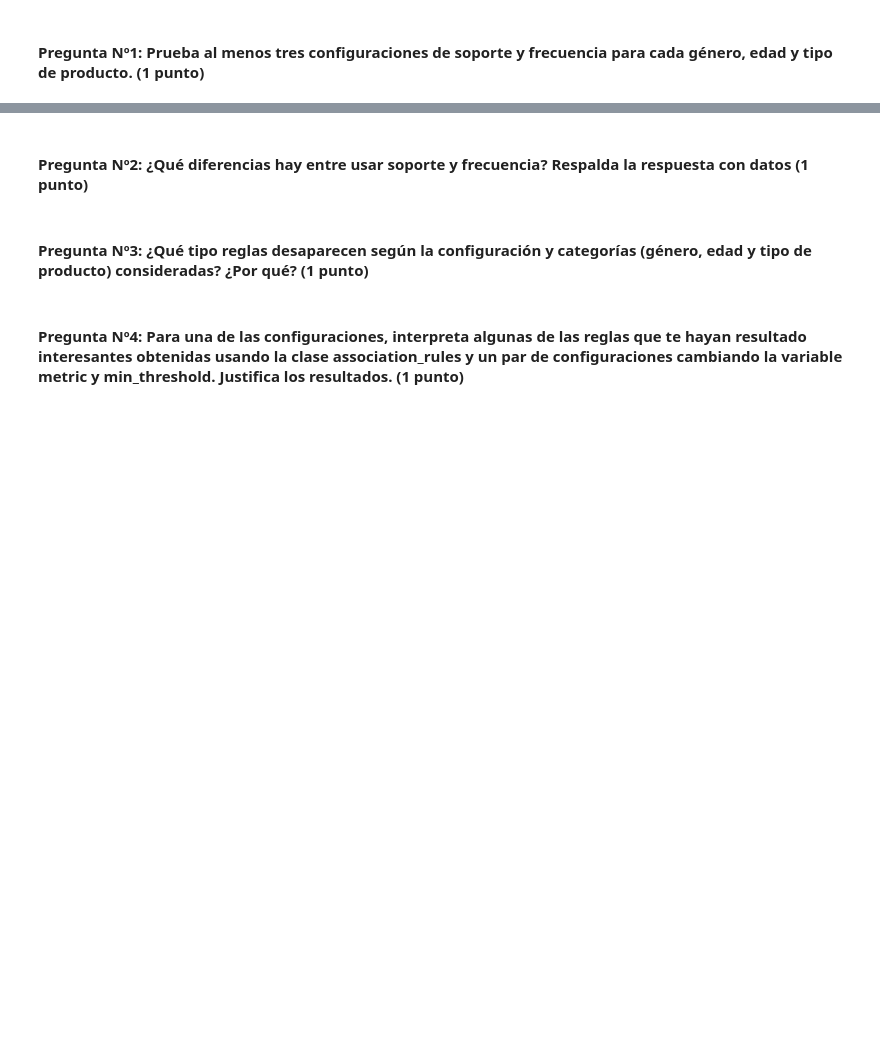
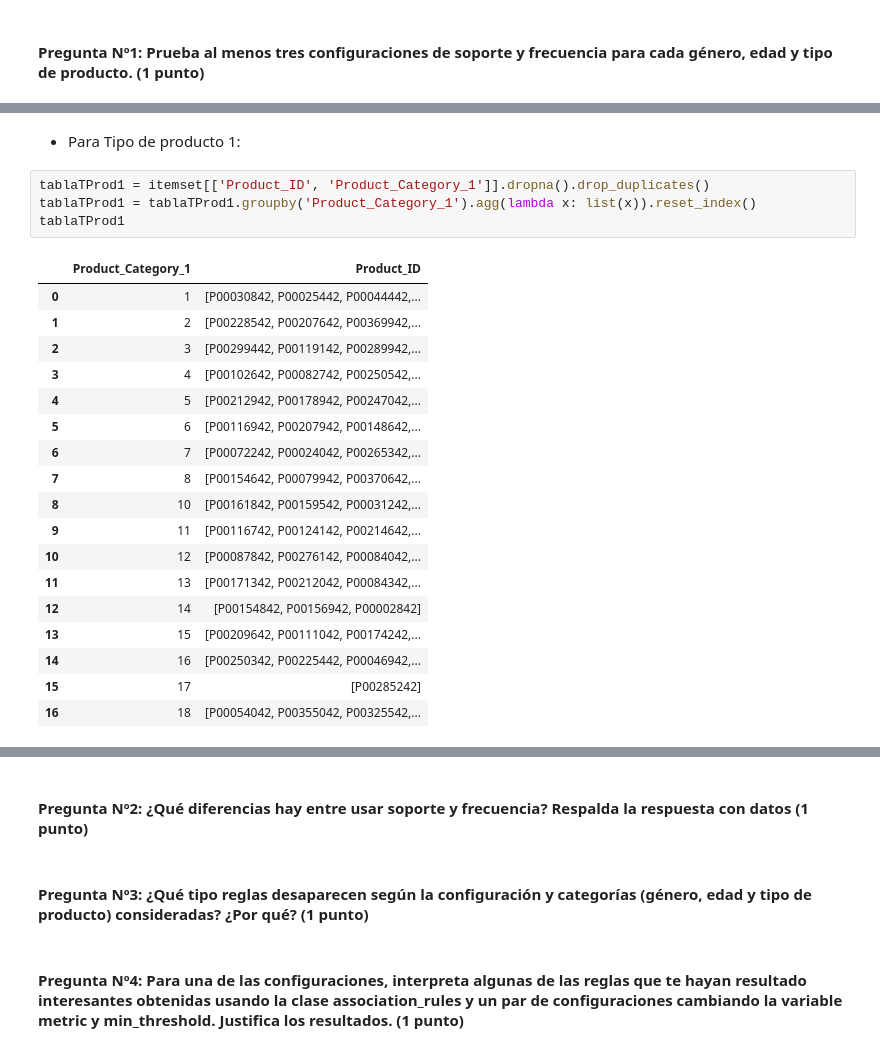
Before and after one commit to ikeruco29/Lab02_GSP-RA, a Jupyter notebook: Pr1_Reglas-de-asociacion.ipynb, the cells around one changed output, grey strips where cells are left out. Saved outputs shown, nothing was run; the diff lists cells and outputs as text; blank space fills up the shorter version.

```diff
--- a/Pr1_Reglas-de-asociacion.ipynb
+++ b/Pr1_Reglas-de-asociacion.ipynb
@@ -47,0 +99,25 @@ Configuraciones de sopoorte y frecuencia para género
+# %% [markdown]
+- Para Tipo de producto 1:
+# %%
+tablaTProd1 = itemset[['Product_ID', 'Product_Category_1']].dropna().drop_duplicates()
+tablaTProd1 = tablaTProd1.groupby('Product_Category_1').agg(lambda x: list(x)).reset_index()
+tablaTProd1
+# %% [output]
+|  | Product_Category_1 | Product_ID |
+| 0 | 1 | [P00030842, P00025442, P00044442,... |
+| 1 | 2 | [P00228542, P00207642, P00369942,... |
+| 2 | 3 | [P00299442, P00119142, P00289942,... |
+| 3 | 4 | [P00102642, P00082742, P00250542,... |
+| 4 | 5 | [P00212942, P00178942, P00247042,... |
+| 5 | 6 | [P00116942, P00207942, P00148642,... |
+| 6 | 7 | [P00072242, P00024042, P00265342,... |
+| 7 | 8 | [P00154642, P00079942, P00370642,... |
+| 8 | 10 | [P00161842, P00159542, P00031242,... |
+| 9 | 11 | [P00116742, P00124142, P00214642,... |
+| 10 | 12 | [P00087842, P00276142, P00084042,... |
+| 11 | 13 | [P00171342, P00212042, P00084342,... |
+| 12 | 14 | [P00154842, P00156942, P00002842] |
+| 13 | 15 | [P00209642, P00111042, P00174242,... |
+| 14 | 16 | [P00250342, P00225442, P00046942,... |
+| 15 | 17 | [P00285242] |
+| 16 | 18 | [P00054042, P00355042, P00325542,... |
```
Also changed, not shown: parts of 23 cells of this notebook.
